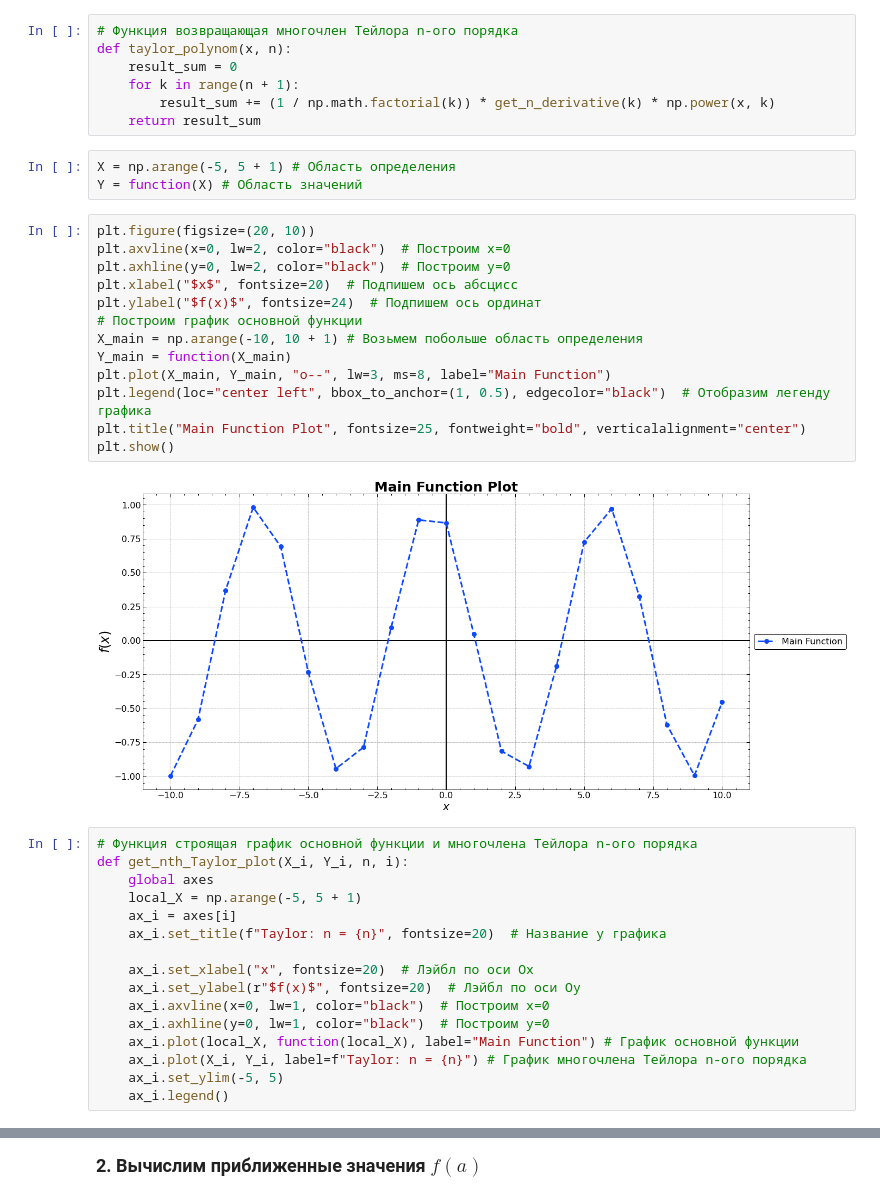
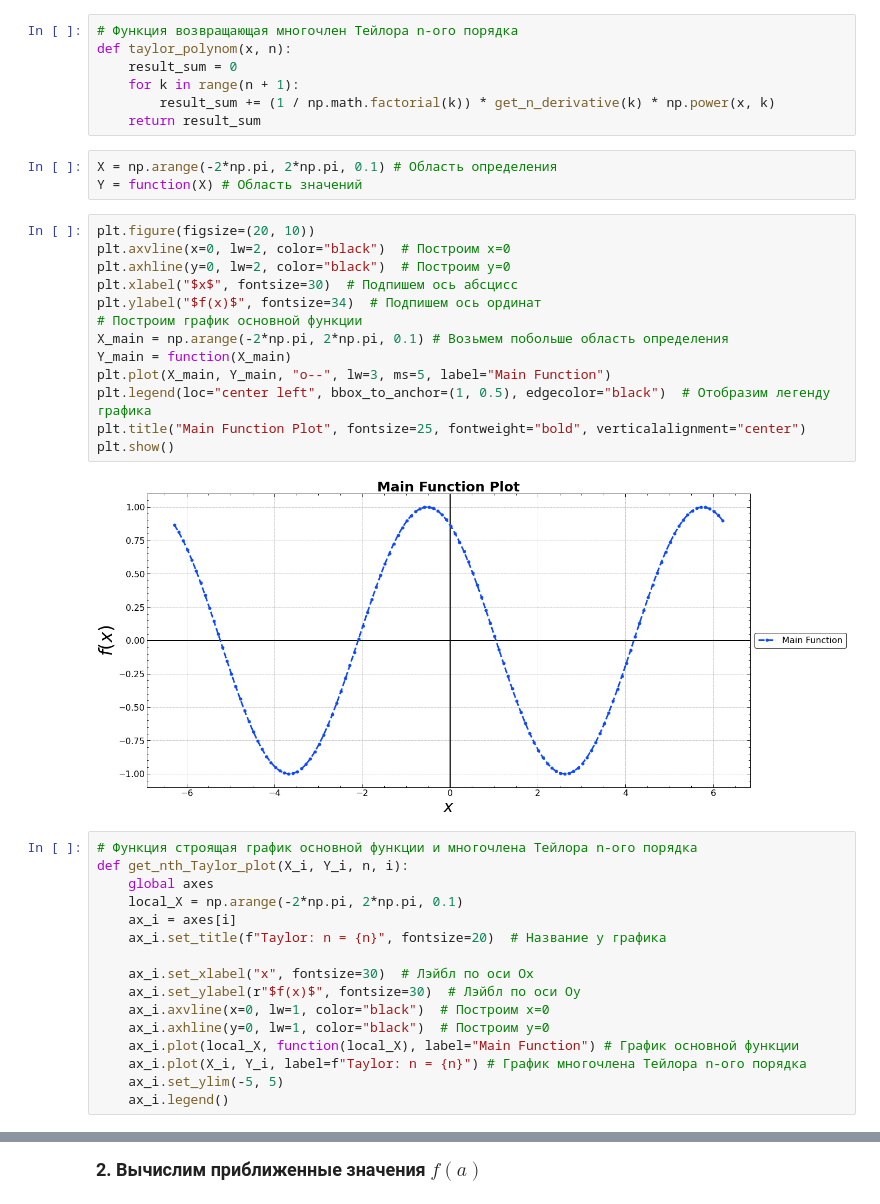
Before and after one commit to lilpuzeen/Calculus-S1-2, a Jupyter notebook: Second Lab/second.ipynb, the cells around one changed output, grey strips where cells are left out. Saved outputs shown, nothing was run; the diff lists cells and outputs as text.

```diff
--- a/Second Lab/second.ipynb
+++ b/Second Lab/second.ipynb
@@ -147,33 +154,33 @@ def taylor_polynom(x, n):
         result_sum += (1 / np.math.factorial(k)) * get_n_derivative(k) * np.power(x, k)
     return result_sum
 # %%
-X = np.arange(-5, 5 + 1) # Область определения
+X = np.arange(-2*np.pi, 2*np.pi, 0.1) # Область определения
 Y = function(X) # Область значений
 # %%
 plt.figure(figsize=(20, 10))
 plt.axvline(x=0, lw=2, color="black")  # Построим х=0
 plt.axhline(y=0, lw=2, color="black")  # Построим у=0
-plt.xlabel("$x$", fontsize=20)  # Подпишем ось абсцисс
-plt.ylabel("$f(x)$", fontsize=24)  # Подпишем ось ординат
+plt.xlabel("$x$", fontsize=30)  # Подпишем ось абсцисс
+plt.ylabel("$f(x)$", fontsize=34)  # Подпишем ось ординат
 # Построим график основной функции
-X_main = np.arange(-10, 10 + 1) # Возьмем побольше область определения
+X_main = np.arange(-2*np.pi, 2*np.pi, 0.1) # Возьмем побольше область определения
 Y_main = function(X_main)
-plt.plot(X_main, Y_main, "o--", lw=3, ms=8, label="Main Function")
+plt.plot(X_main, Y_main, "o--", lw=3, ms=5, label="Main Function")
 plt.legend(loc="center left", bbox_to_anchor=(1, 0.5), edgecolor="black")  # Отобразим легенду графика
 plt.title("Main Function Plot", fontsize=25, fontweight="bold", verticalalignment="center")
 plt.show()
 # %% [output]
-[figure, old version]
+[figure, new version]
 # %%
 # Функция строящая график основной функции и многочлена Тейлора n-ого порядка
 def get_nth_Taylor_plot(X_i, Y_i, n, i):
     global axes
-    local_X = np.arange(-5, 5 + 1)
+    local_X = np.arange(-2*np.pi, 2*np.pi, 0.1)
     ax_i = axes[i]
     ax_i.set_title(f"Taylor: n = {n}", fontsize=20)  # Название у графика
 
-    ax_i.set_xlabel("x", fontsize=20)  # Лэйбл по оси Ох
-    ax_i.set_ylabel(r"$f(x)$", fontsize=20)  # Лэйбл по оси Оу
+    ax_i.set_xlabel("x", fontsize=30)  # Лэйбл по оси Ох
+    ax_i.set_ylabel(r"$f(x)$", fontsize=30)  # Лэйбл по оси Оу
     ax_i.axvline(x=0, lw=1, color="black")  # Построим х=0
     ax_i.axhline(y=0, lw=1, color="black")  # Построим у=0
     ax_i.plot(local_X, function(local_X), label="Main Function") # График основной функции
```
Also changed, not shown: parts of 17 cells of this notebook, 1 other file.
